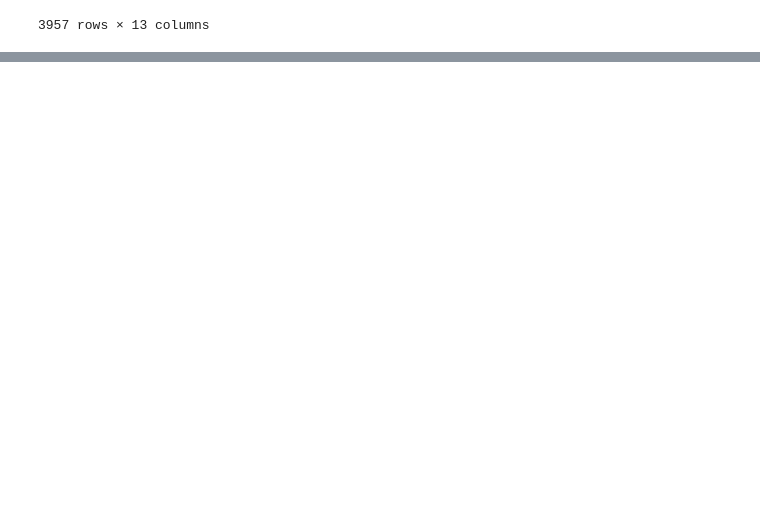
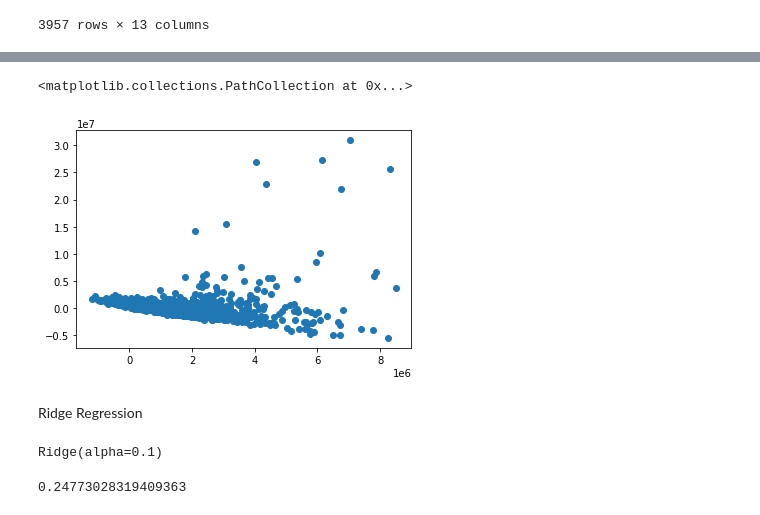
Before and after one commit to saahilahujaa/Ted-Talk-Prediction, a Jupyter notebook: Ted_Talk_Prediction.ipynb, the cells around one changed output, grey strips where cells are left out. Drawn from its saved outputs; the diff is of its cells as text; code cells hidden in the pictures; blank space fills up the shorter version.

```diff
--- a/Ted_Talk_Prediction.ipynb
+++ b/Ted_Talk_Prediction.ipynb
@@ -241,0 +390,3 @@ Ted_talks
+# %%
+# Splitting the dataset into the Training set and Test set
+X_train, X_test, y_train, y_test = train_test_split(X, y, test_size = 0.25, random_state = 0)
@@ -241,0 +528,8 @@ Ted_talks
+# %%
+# Create an instance of Lasso Regression implementation
+from sklearn.linear_model import Lasso
+lasso = Lasso(alpha=1.0, max_iter=3000)
+# Fit the Lasso model
+lasso.fit(X_train, y_train)
+# Create the model score
+print(lasso.score(X_test, y_test), lasso.score(X_train, y_train))
@@ -241,0 +538,4 @@ Ted_talks
+# %%
+#get the X_train and X-test value
+y_pred_train_lasso=lasso.predict(X_train)
+y_pred_test_lasso=lasso.predict(X_test)
@@ -241,0 +639,8 @@ Ted_talks
+# %%
+### Heteroscadacity
+plt.scatter((y_pred_test_lasso),(y_test-y_pred_test_lasso))
+# %% [output]
+<matplotlib.collections.PathCollection at 0x...>
+[figure, added]
+# %% [markdown]
+Ridge Regression
@@ -241,0 +652,10 @@ Ted_talks
+# %%
+#FIT THE MODEL
+ridge.fit(X_train,y_train)
+# %% [output]
+Ridge(alpha=0.1)
+# %%
+#check the score
+ridge.score(X_train, y_train)
+# %% [output]
+0.24773028319409363
```
Also changed, not shown: parts of 60 cells of this notebook.
